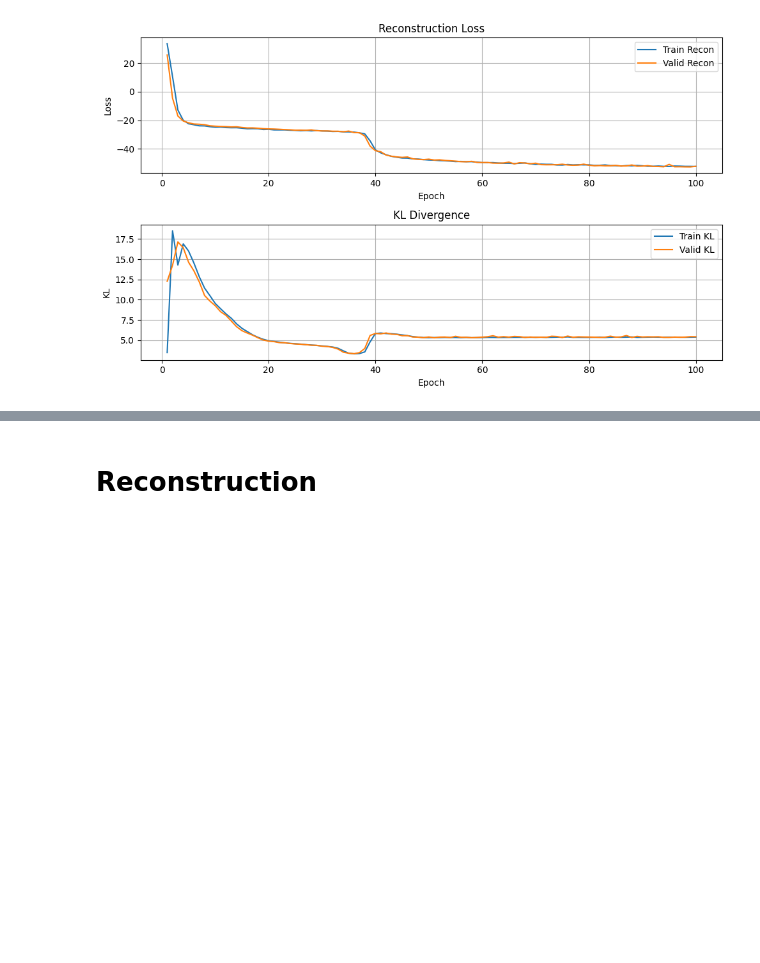
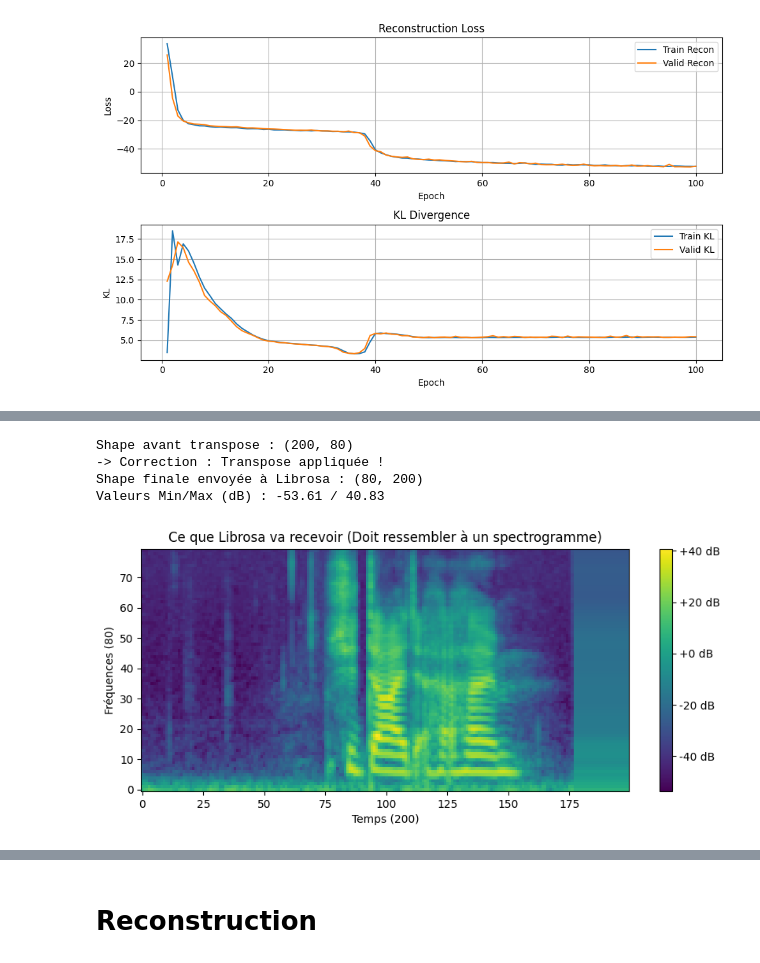
Before and after one commit to VSmague/Dynamical-Variational-Autoencoders, a Jupyter notebook: experiments/notebook.ipynb, the cells around one changed output, grey strips where cells are left out. Cells and saved outputs as stored; diff of their text form; code cells hidden in the pictures; blank space fills up the shorter version.

Commit message:
problem with reconstruction

```diff
--- a/experiments/notebook.ipynb
+++ b/experiments/notebook.ipynb
@@ -193,0 +297,7 @@ plt.show()
+# %%
+dataset = MelDataset(
+    root = "/home/onyxia/work/Dynamical-Variational-Autoencoders/data/data_wav",
+    segment_frames=200,
+    sample_rate=22050,
+    n_mels=80
+)
@@ -193,0 +436,57 @@ plt.show()
+# %%
+import matplotlib.pyplot as plt
+import numpy as np
+import librosa
+
+# 1. Récupération brute
+mel_tensor = dataset[0]  # Shape (200, 80)
+if isinstance(mel_tensor, tuple): mel_tensor = mel_tensor[0]
+
+# 2. Dénormalisation
+# Vérifiez bien que stats['std'] n'est pas 0 ou 1 si vous avez normalisé !
+# stats = torch.load("mel_stats.pt")
+# mean_val = stats["mean"].item()
+# std_val = stats["std"].item()
+mel_denorm = mel_tensor * (std_val + 1e-6) + mean_val
+mel_numpy = mel_denorm.detach().cpu().numpy()
+
+# 3. DIAGNOSTIC DIMENSIONS
+print(f"Shape avant transpose : {mel_numpy.shape}")
+# Si c'est (200, 80), IL FAUT TRANSPOSER pour Librosa
+if mel_numpy.shape[0] > mel_numpy.shape[1]:
+    print("-> Correction : Transpose appliquée !")
+    mel_numpy = mel_numpy.T
+else:
+    print("-> Pas de transpose nécessaire (supposé déjà (Freq, Time))")
+
+print(f"Shape finale envoyée à Librosa : {mel_numpy.shape}") # Doit être (80, 200)
+
+# 4. DIAGNOSTIC VALEURS (Les dB doivent être entre -80 et +20 environ)
+print(f"Valeurs Min/Max (dB) : {mel_numpy.min():.2f} / {mel_numpy.max():.2f}")
+if mel_numpy.max() > 100 or mel_numpy.min() < -150:
+    print("⚠️ ALERTE : Les valeurs semblent hors normes pour des dB audio !")
+
+# 5. VISUALISATION AVANT RECONSTRUCTION
+plt.figure(figsize=(10, 4))
+# On affiche ce que Librosa va traiter
+plt.imshow(mel_numpy, aspect='auto', origin='lower')
+plt.title("Ce que Librosa va recevoir (Doit ressembler à un spectrogramme)")
+plt.colorbar(format='%+2.0f dB')
+plt.ylabel("Fréquences (80)")
+plt.xlabel("Temps (200)")
+plt.show()
+
+# 6. TENTATIVE DE RECONSTRUCTION
+mel_power = librosa.db_to_power(mel_numpy)
+audio = librosa.feature.inverse.mel_to_audio(
+    mel_power, sr=22050, n_fft=1024, hop_length=256, win_length=1024
+)
+
+sf.write('debug_sound.wav', audio, 22050)
+ipd.Audio('debug_sound.wav')
+# %% [output]
+Shape avant transpose : (200, 80)
+-> Correction : Transpose appliquée !
+Shape finale envoyée à Librosa : (80, 200)
+Valeurs Min/Max (dB) : -53.61 / 40.83
+[figure, added]
```
Also changed, not shown: parts of 17 cells of this notebook, 1 other file.
